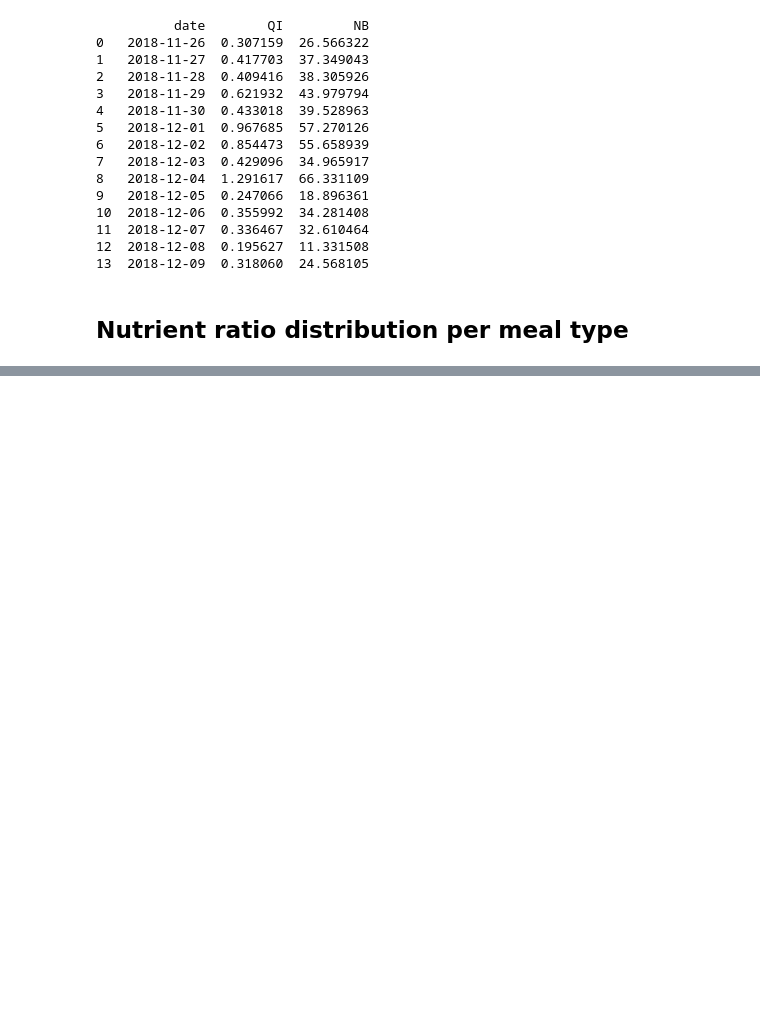
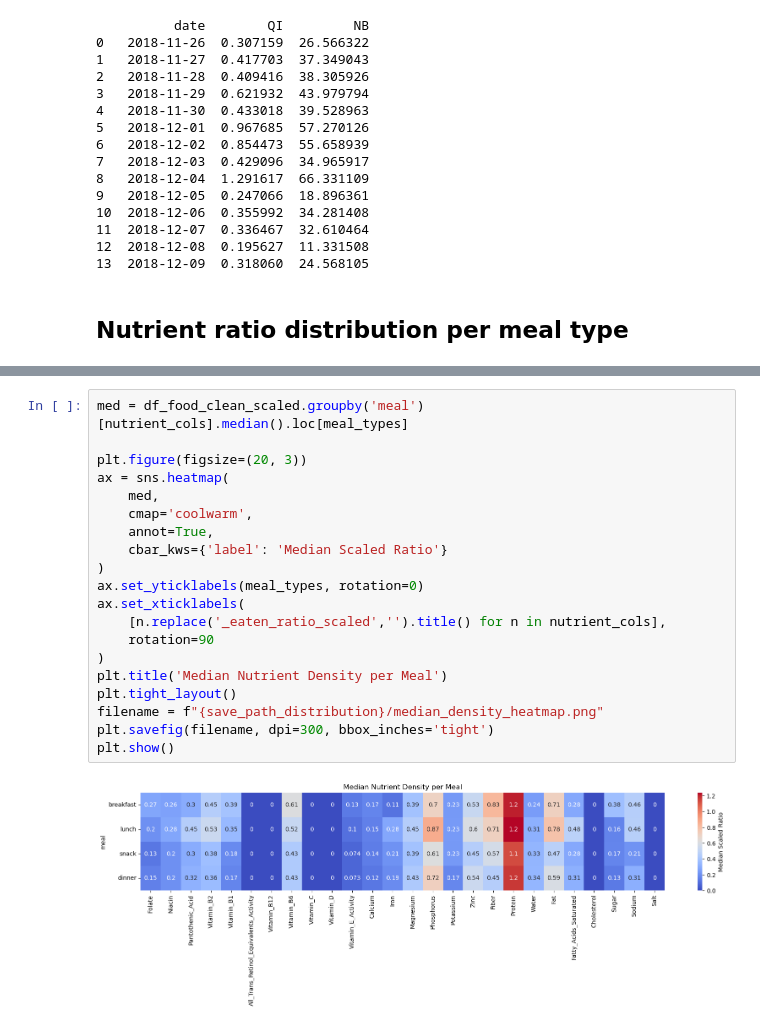
Before and after one commit to sskyxx/Bachelor-Project, a Jupyter notebook: analysis/composite_meals.ipynb, the cells around one changed output, grey strips where cells are left out. Cells and saved outputs as stored; diff of their text form; blank space fills up the shorter version.

```diff
--- a/analysis/composite_meals.ipynb
+++ b/analysis/composite_meals.ipynb
@@ -443,0 +547,22 @@ plot_qi_nb_scatter(subject_id, df_food_clean_scaled, start_date, end_date)
+# %%
+med = df_food_clean_scaled.groupby('meal')[nutrient_cols].median().loc[meal_types]
+
+plt.figure(figsize=(20, 3))
+ax = sns.heatmap(
+    med,
+    cmap='coolwarm',
+    annot=True,
+    cbar_kws={'label': 'Median Scaled Ratio'}
+)
+ax.set_yticklabels(meal_types, rotation=0)
+ax.set_xticklabels(
+    [n.replace('_eaten_ratio_scaled','').title() for n in nutrient_cols],
+    rotation=90
+)
+plt.title('Median Nutrient Density per Meal')
+plt.tight_layout()
+filename = f"{save_path_distribution}/median_density_heatmap.png"
+plt.savefig(filename, dpi=300, bbox_inches='tight')
+plt.show()
+# %% [output]
+[figure, added]
```
Also changed, not shown: parts of 14 cells of this notebook, 7 other files.
